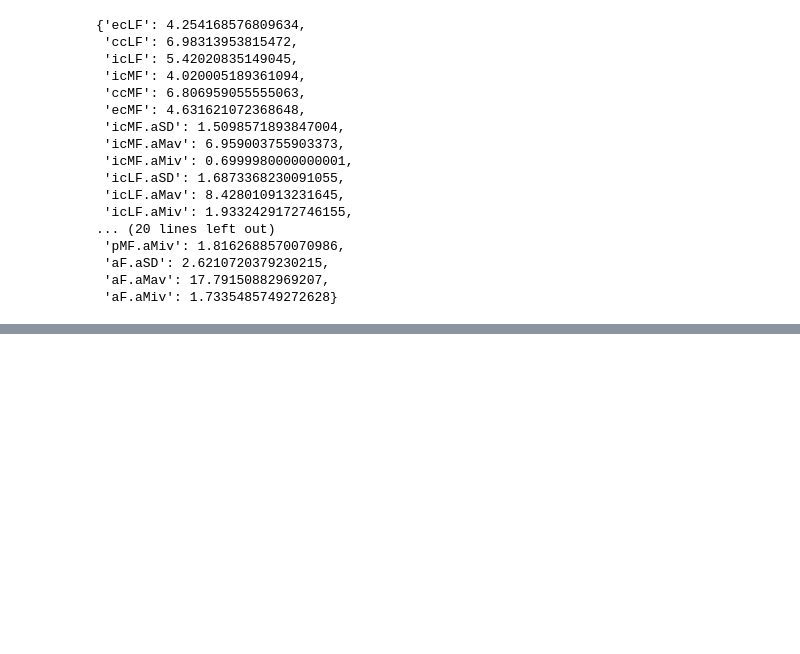
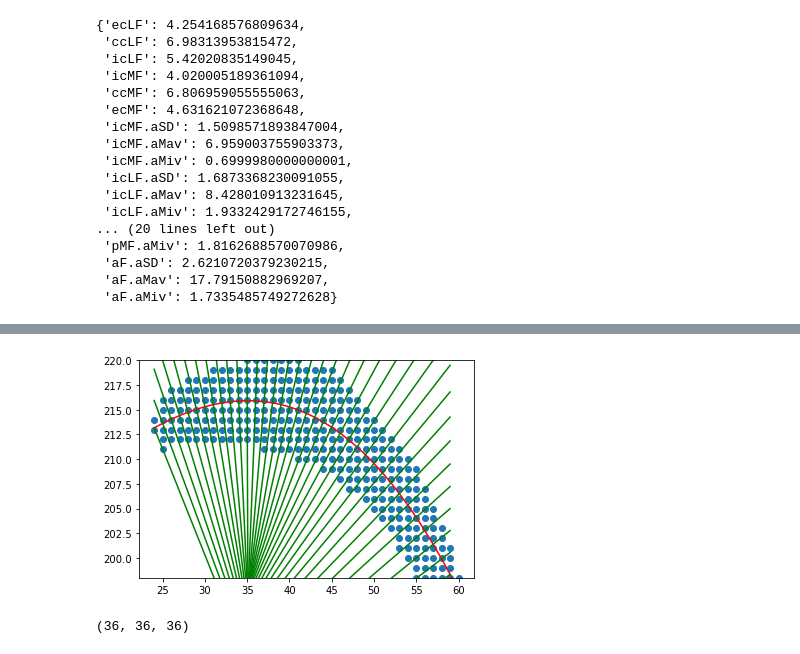
Before and after one commit to swestfechtel/knorpel_v2, a Jupyter notebook: documentation.ipynb, the cells around one changed output, grey strips where cells are left out. Saved outputs shown, nothing was run; the diff lists cells and outputs as text; code cells hidden in the pictures; blank space fills up the shorter version.

```diff
--- a/documentation.ipynb
+++ b/documentation.ipynb
@@ -1232,0 +1272,28 @@ femoral_thickness[key] = np.nanmean(value)
+# %%
+for i in range(len(layers)):
+    layers[i] = cwbzl.loc[cwbzl['x'] == xs[i]][['y', 'z']].sort_values(by='y').to_numpy()
+# %%
+x = np.array([x[0] for x in layers[0]])
+y = np.array([x[1] for x in layers[0]])
+# %%
+try:
+    z = poly.polyfit(x, y, 3)
+    der = poly.polyder(z)
+except np.linalg.LinAlgError as e:
+    print(e)
+# %%
+fun = poly.polyval(x, z)
+new_x = np.arange(min(x), max(x))
+normals = [poly.polyval(val, z) - (1 / poly.polyval(val, der)) * (new_x - val) for val in new_x]
+# %%
+plt.scatter(x, y)
+ax = plt.gca()
+# ax.plot(x, fun(x), c='r')
+ax.plot(x, fun, c='r')
+# ax.plot(x, poly.polyval(40, z) - (1 / poly.polyval(40, der)) * (x - 40))
+for normal in normals:
+    ax.plot(new_x, normal, c='green')
+plt.ylim((min(y), max(y)))
+plt.show()
+# %% [output]
+[figure, added]
@@ -1232,0 +1302,4 @@ femoral_thickness[key] = np.nanmean(value)
+# %%
+len(normals), len(normals[0]), len(new_x)
+# %% [output]
+(36, 36, 36)
```
Also changed, not shown: parts of 15 cells of this notebook, 1 other file.
